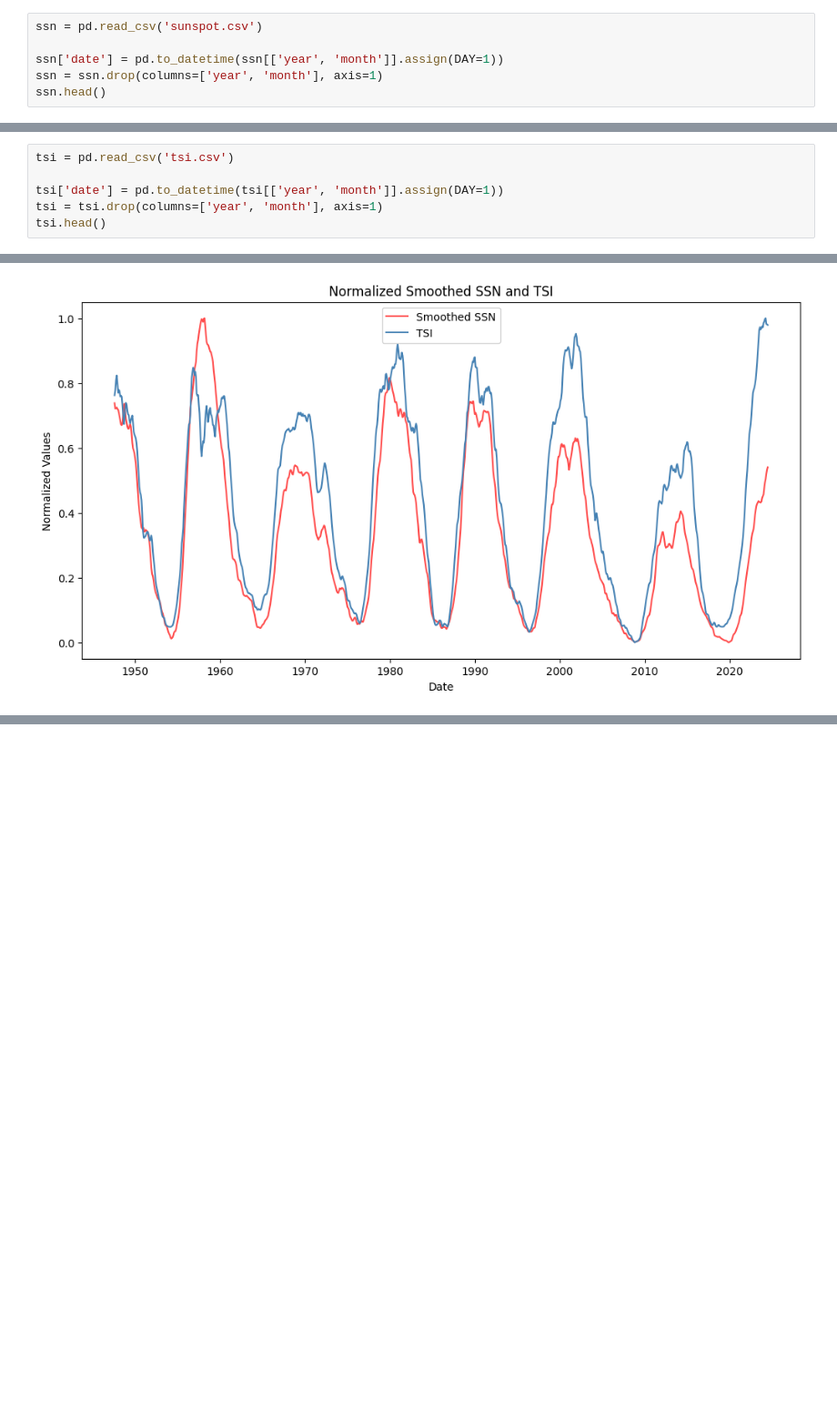
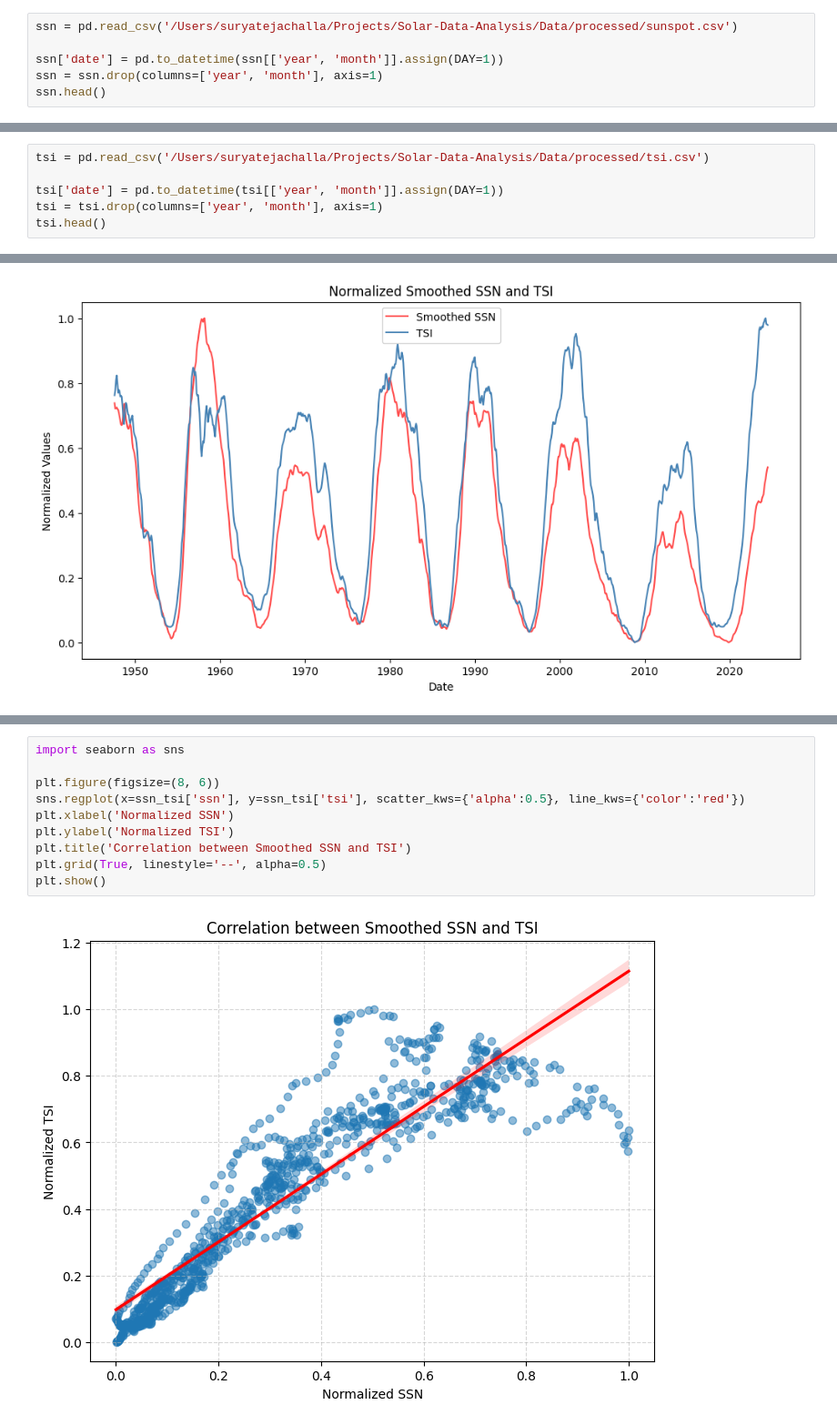
Before and after one commit to surtecha/Solar-Data-Analysis, a Jupyter notebook: EDA/SSN-TSI-Fusion.ipynb, the cells around one changed output, grey strips where cells are left out. Shown: that part at 91% size. Saved outputs shown, nothing was run; the diff lists cells and outputs as text; blank space fills up the shorter version.

Commit message:
Correlation analysis and Simple LSTM modelling

```diff
--- a/EDA/SSN-TSI-Fusion.ipynb
+++ b/EDA/SSN-TSI-Fusion.ipynb
@@ -6,5 +14,5 @@ from sklearn.preprocessing import MinMaxScaler
 # %%
-ssn = pd.read_csv('sunspot.csv')
+ssn = pd.read_csv('/Users/suryatejachalla/Projects/Solar-Data-Analysis/Data/processed/sunspot.csv')
 
 ssn['date'] = pd.to_datetime(ssn[['year', 'month']].assign(DAY=1))
 ssn = ssn.drop(columns=['year', 'month'], axis=1)
@@ -17,7 +25,7 @@ ssn.head()
 | 3 | 143.8 | 1749-10-01 |
 | 4 | 146.4 | 1749-11-01 |
 # %%
-tsi = pd.read_csv('tsi.csv')
+tsi = pd.read_csv('/Users/suryatejachalla/Projects/Solar-Data-Analysis/Data/processed/tsi.csv')
 
 tsi['date'] = pd.to_datetime(tsi[['year', 'month']].assign(DAY=1))
 tsi = tsi.drop(columns=['year', 'month'], axis=1)
@@ -64,0 +91,12 @@ plt.show()
+# %%
+import seaborn as sns
+
+plt.figure(figsize=(8, 6))
+sns.regplot(x=ssn_tsi['ssn'], y=ssn_tsi['tsi'], scatter_kws={'alpha':0.5}, line_kws={'color':'red'})
+plt.xlabel('Normalized SSN')
+plt.ylabel('Normalized TSI')
+plt.title('Correlation between Smoothed SSN and TSI')
+plt.grid(True, linestyle='--', alpha=0.5)
+plt.show()
+# %% [output]
+[figure, added]
```
Also changed, not shown: parts of 12 cells of this notebook, 1 other file.
